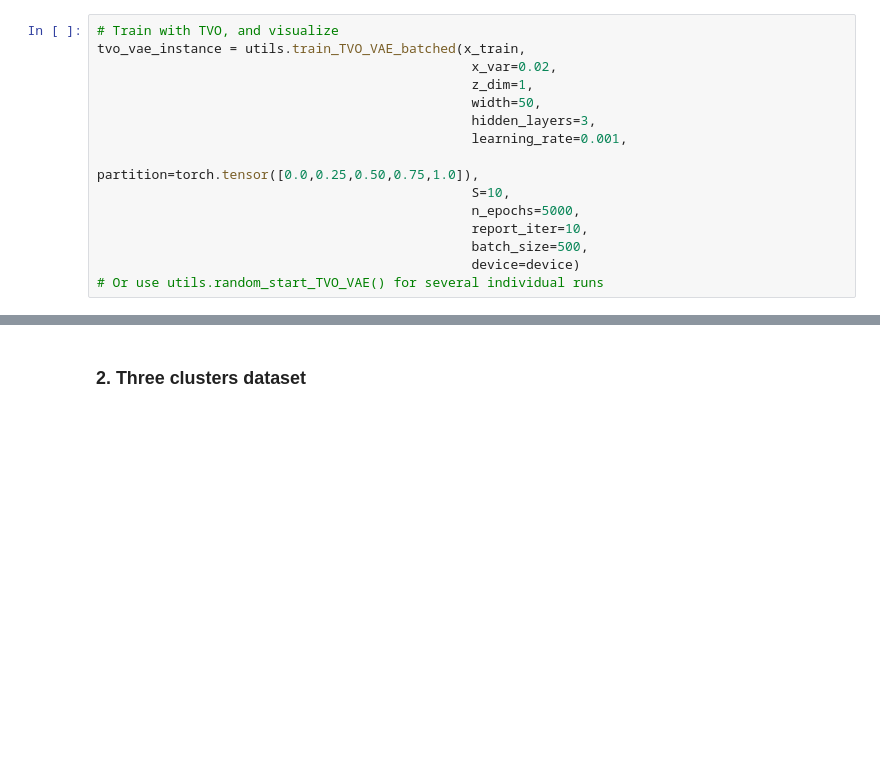
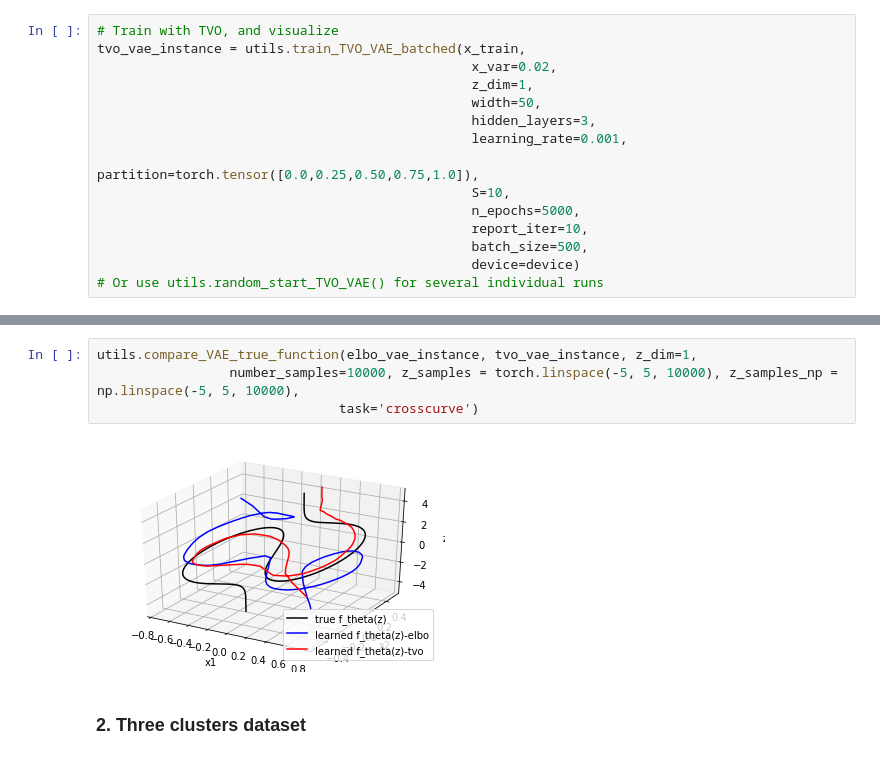
Before and after one commit to minhuanli/am207-tvo-project, a Jupyter notebook: notebooks/VAE_Failure_Modes_Data.ipynb, the cells around one changed output, grey strips where cells are left out. Cells and saved outputs as stored; diff of their text form; blank space fills up the shorter version.

Commit message:
plot (curve line)

```diff
--- a/notebooks/VAE_Failure_Modes_Data.ipynb
+++ b/notebooks/VAE_Failure_Modes_Data.ipynb
@@ -87,3 +87,9 @@ utils.compare_VAE(elbo_vae_instance, tvo_vae_instance, x_train,
+# %%
+utils.compare_VAE_true_function(elbo_vae_instance, tvo_vae_instance, z_dim=1,
+                 number_samples=10000, z_samples = torch.linspace(-5, 5, 10000), z_samples_np = np.linspace(-5, 5, 10000),
+                               task='crosscurve')
+# %% [output]
+[figure, added]
 # %% [markdown]
 ### 2. Three clusters dataset
 # %% [markdown]
```
Also changed, not shown: parts of 10 cells of this notebook, 2 other files.
